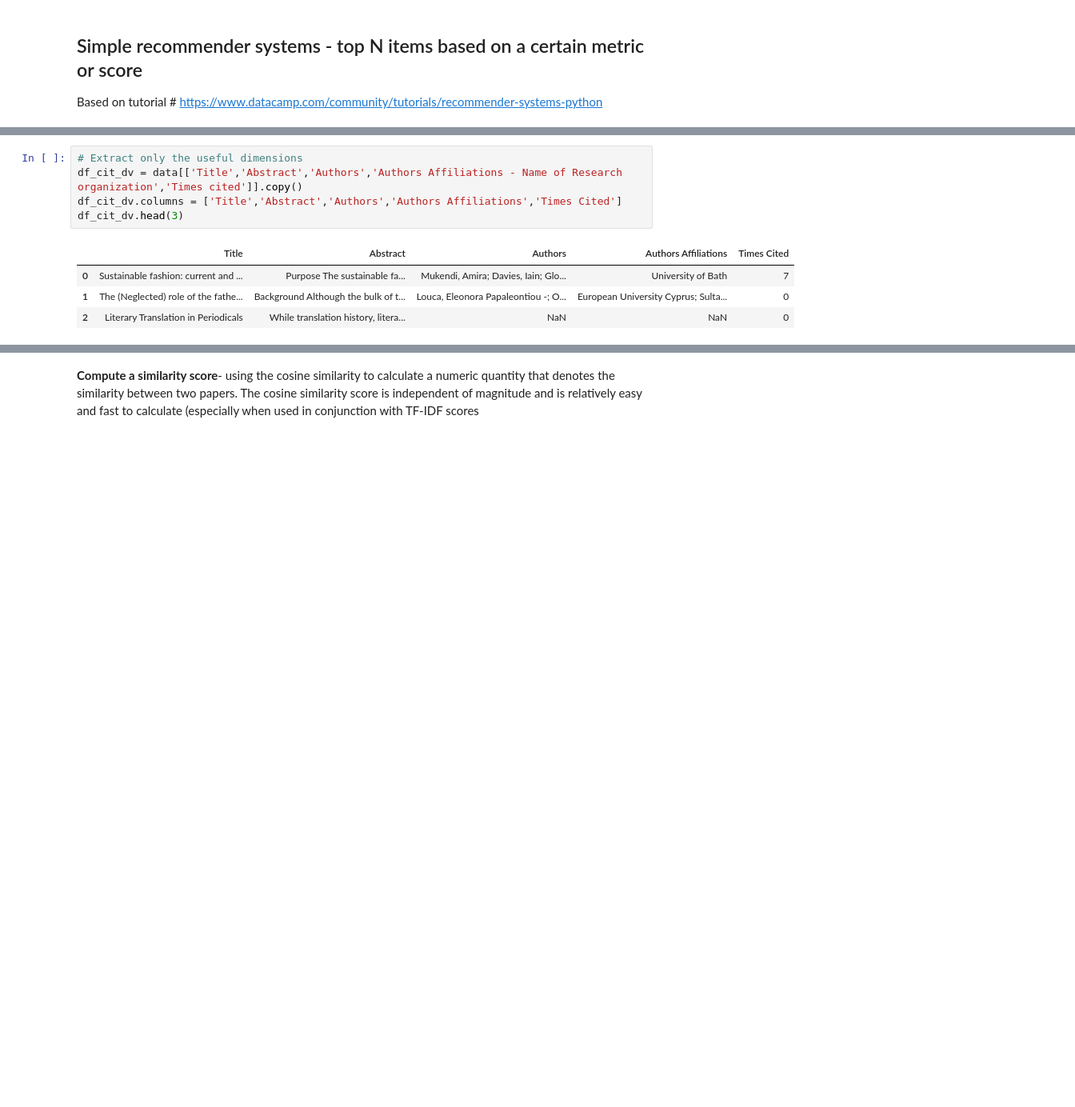
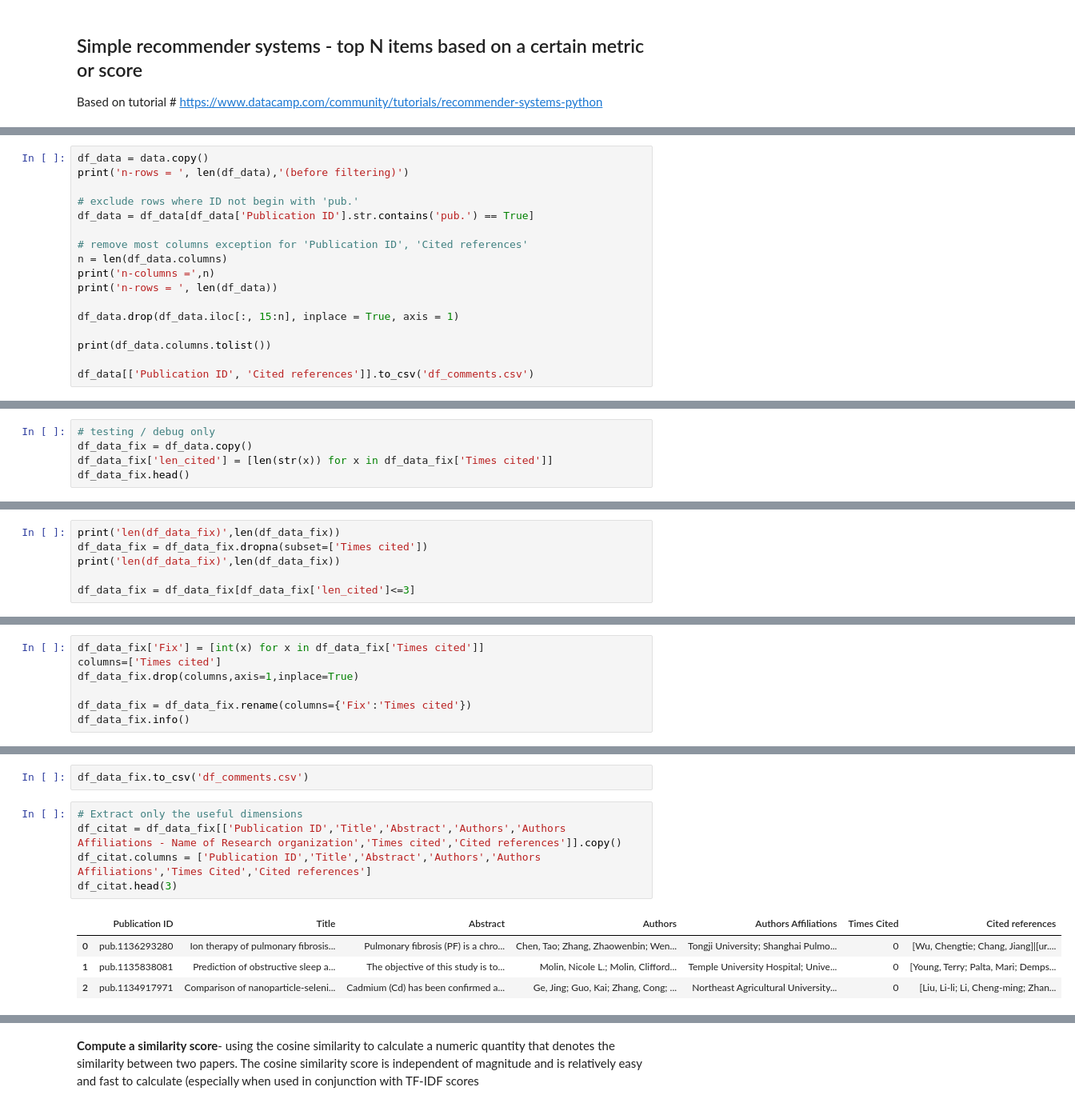
Before and after one commit to CazMayhem/Social-Information-Network-Analysis, a Jupyter notebook: notebooks/SINA_Citation_Listing_NLP.ipynb, the cells around one changed output, grey strips where cells are left out. Shown at 80% size. Cells and saved outputs as stored; diff of their text form; blank space fills up the shorter version.

```diff
--- a/notebooks/SINA_Citation_Listing_NLP.ipynb
+++ b/notebooks/SINA_Citation_Listing_NLP.ipynb
@@ -158,0 +151,17 @@ memory usage: 234.5+ KB
+# %%
+df_data = data.copy()
+print('n-rows = ', len(df_data),'(before filtering)')
+
+# exclude rows where ID not begin with 'pub.'
+df_data = df_data[df_data['Publication ID'].str.contains('pub.') == True]
+
+# remove most columns exception for 'Publication ID', 'Cited references'
+n = len(df_data.columns)
+print('n-columns =',n)
+print('n-rows = ', len(df_data))
+
+df_data.drop(df_data.iloc[:, 15:n], inplace = True, axis = 1)
+
+print(df_data.columns.tolist())
+
+df_data[['Publication ID', 'Cited references']].to_csv('df_comments.csv')
@@ -158,0 +173,5 @@ memory usage: 234.5+ KB
+# %%
+# testing / debug only
+df_data_fix = df_data.copy()
+df_data_fix['len_cited'] = [len(str(x)) for x in df_data_fix['Times cited']]
+df_data_fix.head()
@@ -158,0 +185,6 @@ memory usage: 234.5+ KB
+# %%
+print('len(df_data_fix)',len(df_data_fix))
+df_data_fix = df_data_fix.dropna(subset=['Times cited'])
+print('len(df_data_fix)',len(df_data_fix))
+
+df_data_fix = df_data_fix[df_data_fix['len_cited']<=3]
@@ -158,0 +212,7 @@ memory usage: 234.5+ KB
+# %%
+df_data_fix['Fix'] = [int(x) for x in df_data_fix['Times cited']]
+columns=['Times cited']
+df_data_fix.drop(columns,axis=1,inplace=True)
+
+df_data_fix = df_data_fix.rename(columns={'Fix':'Times cited'})
+df_data_fix.info()
@@ -159,10 +237,12 @@ memory usage: 234.5+ KB
+# %%
+df_data_fix.to_csv('df_comments.csv')
 # %%
 # Extract only the useful dimensions
-df_cit_dv = data[['Title','Abstract','Authors','Authors Affiliations - Name of Research organization','Times cited']].copy()
-df_cit_dv.columns = ['Title','Abstract','Authors','Authors Affiliations','Times Cited']
-df_cit_dv.head(3)
+df_citat = df_data_fix[['Publication ID','Title','Abstract','Authors','Authors Affiliations - Name of Research organization','Times cited','Cited references']].copy()
+df_citat.columns = ['Publication ID','Title','Abstract','Authors','Authors Affiliations','Times Cited','Cited references']
+df_citat.head(3)
 # %% [output]
-|  | Title | Abstract | Authors | Authors Affiliations | Times Cited |
-| 0 | Sustainable fashion: current and ... | Purpose The sustainable fa... | Mukendi, Amira; Davies, Iain; Glo... | University of Bath | 7 |
-| 1 | The (Neglected) role of the fathe... | Background Although the bulk of t... | Louca, Eleonora Papaleontiou -; O... | European University Cyprus; Sulta... | 0 |
-| 2 | Literary Translation in Periodicals | While translation history, litera... | NaN | NaN | 0 |
+|  | Publication ID | Title | Abstract | Authors | Authors Affiliations | Times Cited | Cited references |
+| 0 | pub.1136293280 | Ion therapy of pulmonary fibrosis... | Pulmonary fibrosis (PF) is a chro... | Chen, Tao; Zhang, Zhaowenbin; Wen... | Tongji University; Shanghai Pulmo... | 0 | [Wu, Chengtie; Chang, Jiang]|[ur.... |
+| 1 | pub.1135838081 | Prediction of obstructive sleep a... | The objective of this study is to... | Molin, Nicole L.; Molin, Clifford... | Temple University Hospital; Unive... | 0 | [Young, Terry; Palta, Mari; Demps... |
+| 2 | pub.1134917971 | Comparison of nanoparticle-seleni... | Cadmium (Cd) has been confirmed a... | Ge, Jing; Guo, Kai; Zhang, Cong; ... | Northeast Agricultural University... | 0 | [Liu, Li-li; Li, Cheng-ming; Zhan... |
```
Also changed, not shown: parts of 43 cells of this notebook.
